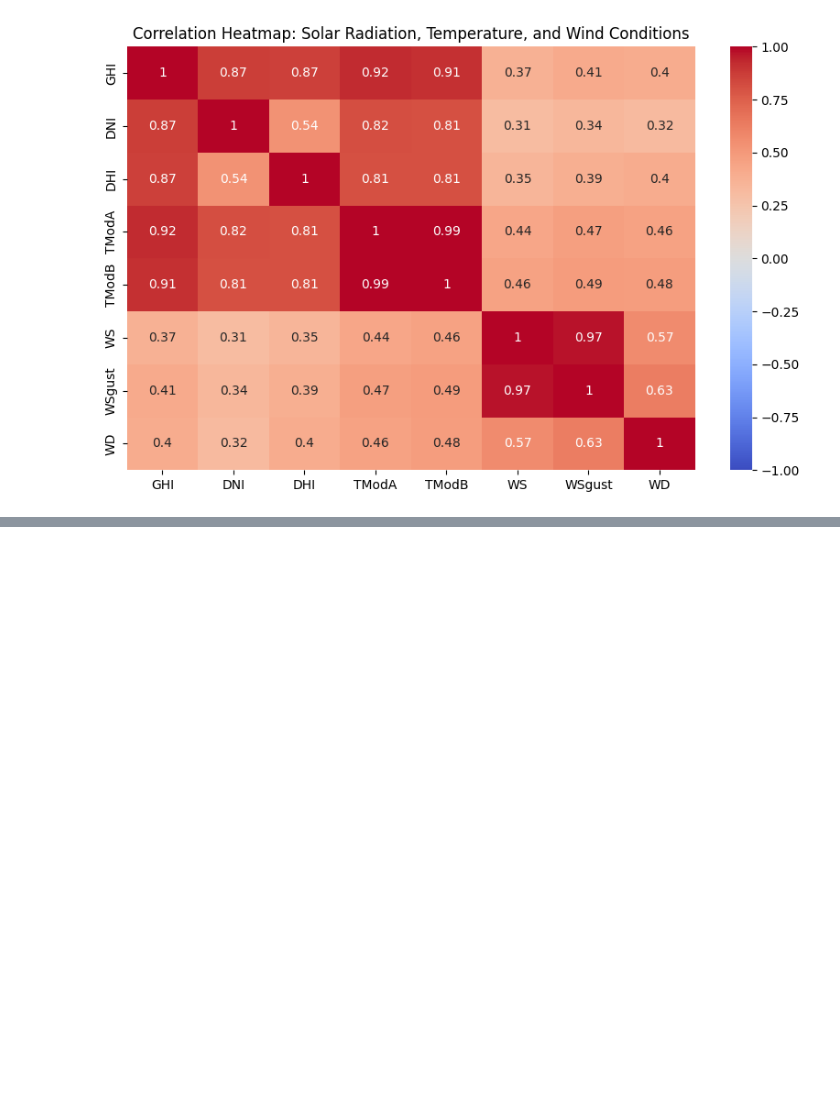
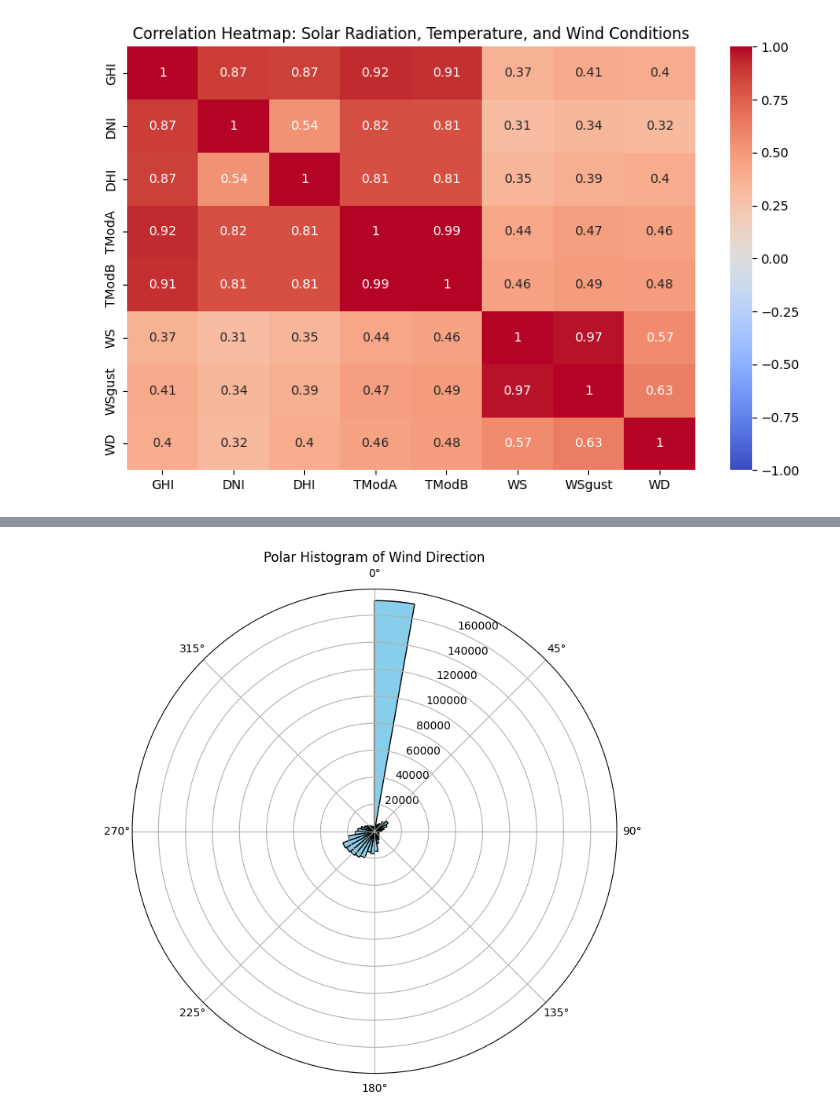
Before and after one commit to Abiy-Alemu/kaimweek0, a Jupyter notebook: notebooks/country2.ipynb, the cells around one changed output, grey strips where cells are left out. Cells and saved outputs as stored; diff of their text form; code cells hidden in the pictures; blank space fills up the shorter version.

```diff
--- a/notebooks/country2.ipynb
+++ b/notebooks/country2.ipynb
@@ -430,0 +473,11 @@ plt.show()
+# %%
+# Plot a polar histogram of wind direction
+plt.figure(figsize=(8, 8))
+ax = plt.subplot(111, projection='polar')
+ax.hist(wind_direction * (3.14159 / 180), bins=36, color='skyblue', edgecolor='black')
+ax.set_theta_zero_location('N')
+ax.set_theta_direction(-1)
+plt.title('Polar Histogram of Wind Direction')
+plt.show()
+# %% [output]
+[figure, added]
```
Also changed, not shown: parts of 20 cells of this notebook, 1 other file.
